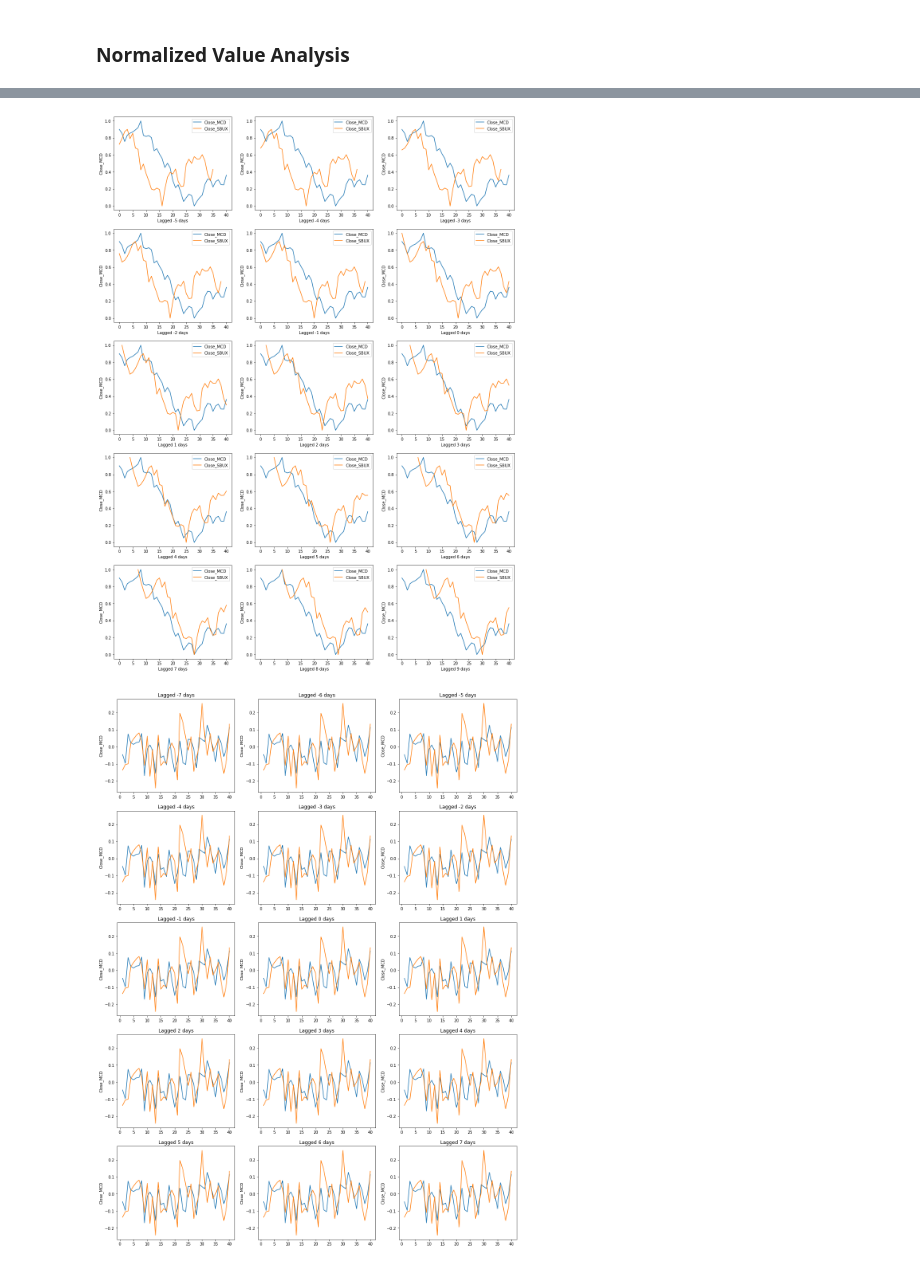
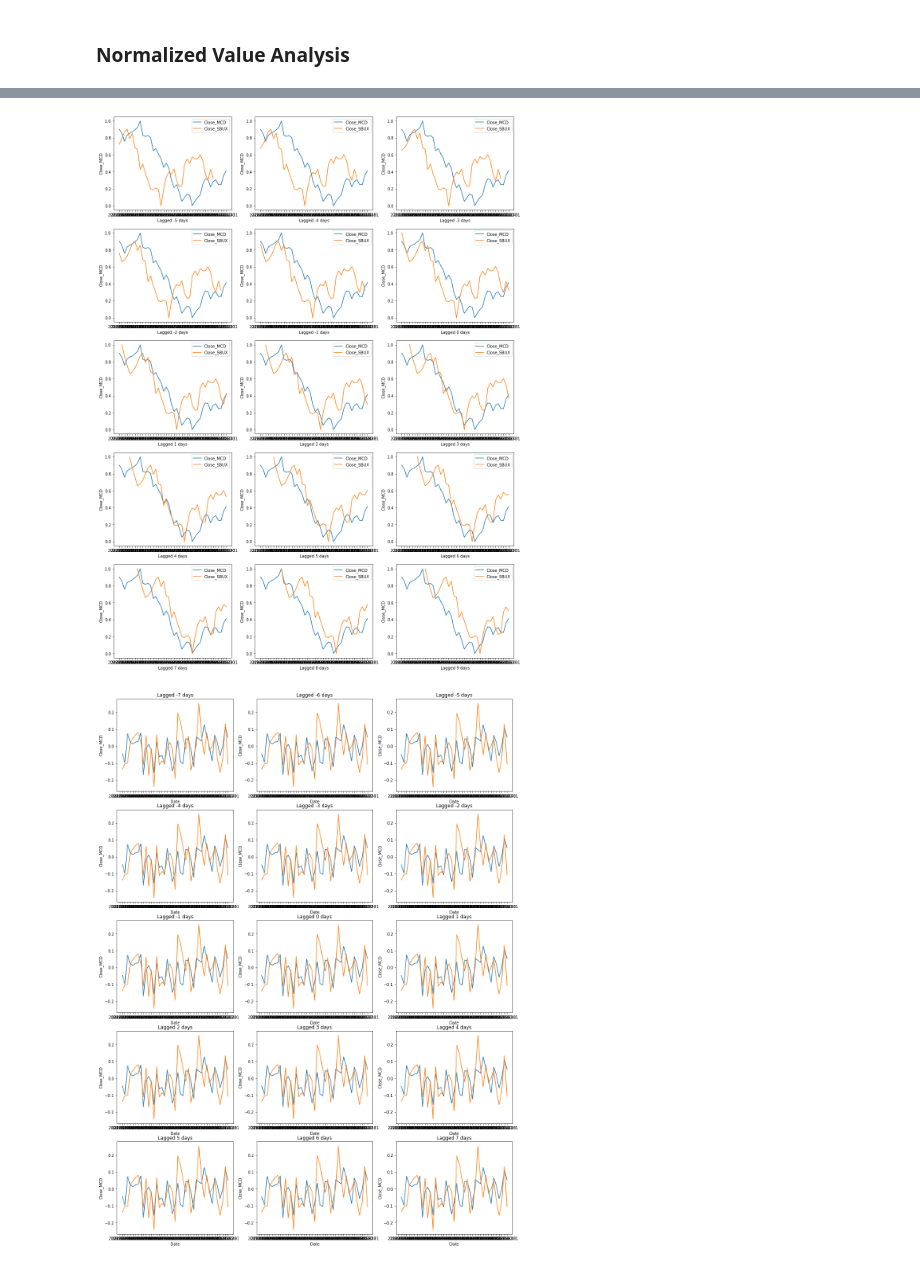
Before and after one commit to BonarSs/Stock-Conflict-Analysis, a Jupyter notebook: test_AnalyzingData.ipynb, the cells around one changed output, grey strips where cells are left out. Saved outputs shown, nothing was run; the diff lists cells and outputs as text; code cells hidden in the pictures.

```diff
--- a/test_AnalyzingData.ipynb
+++ b/test_AnalyzingData.ipynb
@@ -116,13 +116,13 @@ SBUX_MCD.head()
 # %% [markdown]
 ### Normalized Value Analysis
 # %%
-#SBUX_MCD.set_index('Date', inplace=True)
+SBUX_MCD.set_index('Date', inplace=True)
 
-September_Oktober = SBUX_MCD.loc['2023-09-01':'2023-10-30']
+September_Oktober = SBUX_MCD.loc['2023-09-01':'2023-10-31']
 
 from sklearn.preprocessing import MinMaxScaler
 scaler = MinMaxScaler()
-September_Oktober_Scaled = pd.DataFrame(scaler.fit_transform(September_Oktober[['Close_MCD', 'Close_SBUX']]), columns=['Close_MCD', 'Close_SBUX'])
+September_Oktober[['Close_MCD', 'Close_SBUX']] = scaler.fit_transform(September_Oktober[['Close_MCD', 'Close_SBUX']])
 
-September_Oktober_Scaled.head(50)
+September_Oktober.head(50)
 # %% [output]
@@ -151,30 +179,30 @@ fig, axes = plt.subplots(5,3, figsize=(18,25))
 i = 1
 for lagged in range(-5,10):
     plt.subplot(5,3,i)
-    sns.lineplot(x=September_Oktober_Scaled.index, y=September_Oktober_Scaled['Close_MCD'], label='Close_MCD', markers='o')
-    sns.lineplot(x=September_Oktober_Scaled.index, y=September_Oktober_Scaled['Close_SBUX'].shift(lagged), label='Close_SBUX', markers='o')
+    sns.lineplot(x=September_Oktober.index, y=September_Oktober['Close_MCD'], label='Close_MCD', markers='o')
+    sns.lineplot(x=September_Oktober.index, y=September_Oktober['Close_SBUX'].shift(lagged), label='Close_SBUX', markers='o')
     plt.xlabel(f'Lagged {lagged} days')
     i += 1
 
 
 plt.show()
 # %% [output]
-[figure, old version]
+[figure, new version]
 # %%
 fig, axes = plt.subplots(5,3,figsize=(18,25))
 
 i = 1
 for lagged in range (-7,8):
     plt.subplot(5,3,i)
-    #sns.scatterplot(x=September_Oktober_Scaled['Close_MCD'].diff(), y=September_Oktober_Scaled['Close_SBUX'].diff(lagged).pct_change())
-    sns.lineplot(x=September_Oktober_Scaled.index, y= September_Oktober_Scaled['Close_MCD'].diff())
-    sns.lineplot(x=September_Oktober_Scaled.index, y= September_Oktober_Scaled['Close_SBUX'].diff())
+    #sns.scatterplot(x=September_Oktober['Close_MCD'].diff(), y=September_Oktober['Close_SBUX'].diff(lagged).pct_change())
+    sns.lineplot(x=September_Oktober.index, y= September_Oktober['Close_MCD'].diff())
+    sns.lineplot(x=September_Oktober.index, y= September_Oktober['Close_SBUX'].diff())
     plt.title(f'Lagged {lagged} days')
     i += 1
 
 plt.show()
 # %% [output]
-[figure, old version]
+[figure, new version]
 # %%
 i = 1
 corr_list=[]
```
Also changed, not shown: parts of 7 cells of this notebook, 3 other files.
